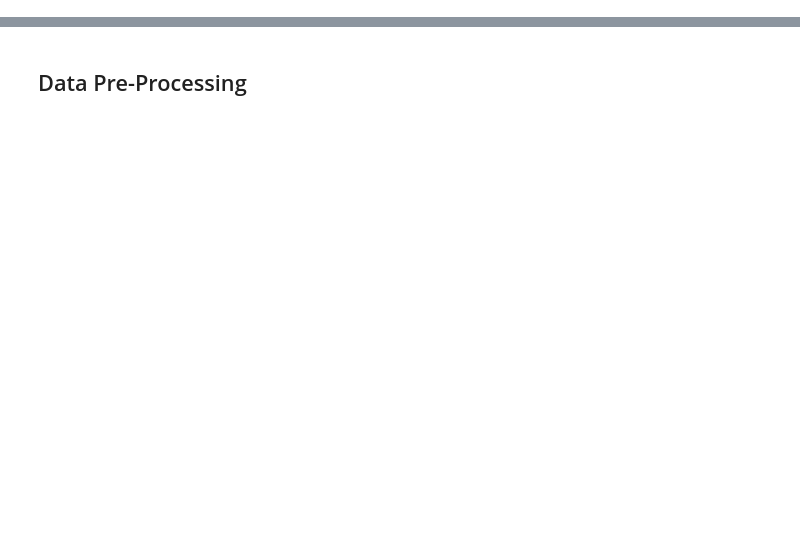
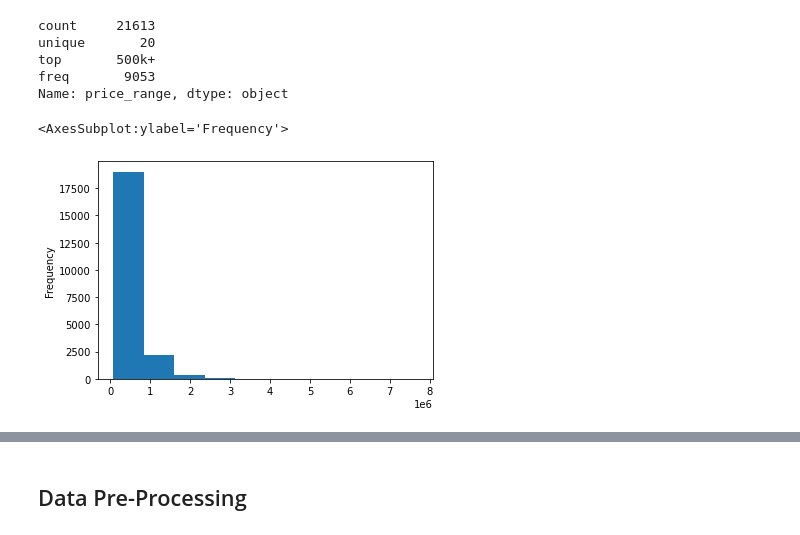
Before and after one commit to csadlo/home-pricing-project, a Jupyter notebook: Home_Prices_ML_Model.ipynb, the cells around one changed output, grey strips where cells are left out. Cells and saved outputs as stored; diff of their text form; code cells hidden in the pictures; blank space fills up the shorter version.

```diff
--- a/Home_Prices_ML_Model.ipynb
+++ b/Home_Prices_ML_Model.ipynb
@@ -12,8 +14,16 @@ tensorflow.keras.__version__
 # %%
 houses = pd.read_csv('Resources/home_data.csv')
 
-cut_labels_10 = ['<125k', '125-150k', '150k-175k', '175k-200k', '200k-220k', '220k-240k', '240k-260k', '260k-280k', '280k-300k', '300k+']
-cut_bins = [0, 125000, 150000, 175000, 200000, 220000, 240000, 260000, 280000, 300000, 10000000]
-houses["price_range"] = pd.cut(houses['price'], bins=cut_bins, labels=cut_labels_10)
+cut_labels_20 = ['<125k', '125-150k', '150k-175k', '175k-200k',
+                 '200k-220k', '220k-240k', '240k-260k', '260k-280k', '280k-300k',
+                 '300k-320k', '320k-340k', '340k-360k', '360k-380k', '380k-400k',
+                 '400k-420k', '420k-440k', '440k-460k', '460k-480k', '480k-500k',
+                 '500k+']
+cut_bins = [0, 125000, 150000, 175000,
+            200000, 220000, 240000, 260000, 280000,
+            300000, 320000, 340000, 360000, 380000,
+            400000, 420000, 440000, 460000, 480000,
+            500000, 10000000]
+houses["price_range"] = pd.cut(houses['price'], bins=cut_bins, labels=cut_labels_20)
 
 houses.head(20)
@@ -23,7 +52,9 @@ houses.head(20)
 
 X_trimmed = houses[["bedrooms","bathrooms","sqft_living","sqft_lot","floors","waterfront","view","condition","grade","sqft_above","sqft_basement","yr_built","yr_renovated","zipcode"]]
 X_trimmed = houses.drop(["id","date","price","lat","long","sqft_living15","sqft_lot15","price_range"], axis=1)
-y = houses["price"]
+X_trimmed = houses.drop(["id","date","price","waterfront","view","yr_renovated","lat","long","sqft_living15","sqft_lot15","price_range"], axis=1)
+
+y_prices = houses["price"]
 y_ranges = houses["price_range"]
 # %%
 y.describe()
@@ -30,7 +71,16 @@ y.describe()
 # %%
 y_ranges.describe()
+# %% [output]
+count     21613
+unique       20
+top       500k+
+freq       9053
+Name: price_range, dtype: object
 # %%
-y.plot(kind="hist")
+y_prices.plot(kind="hist")
+# %% [output]
+<AxesSubplot:ylabel='Frequency'>
+[figure, added]
 # %%
 affordable = houses[houses["price"] <= 1000000]["price"]
 affordable.plot(kind="hist")
```
Also changed, not shown: parts of 23 cells of this notebook.
